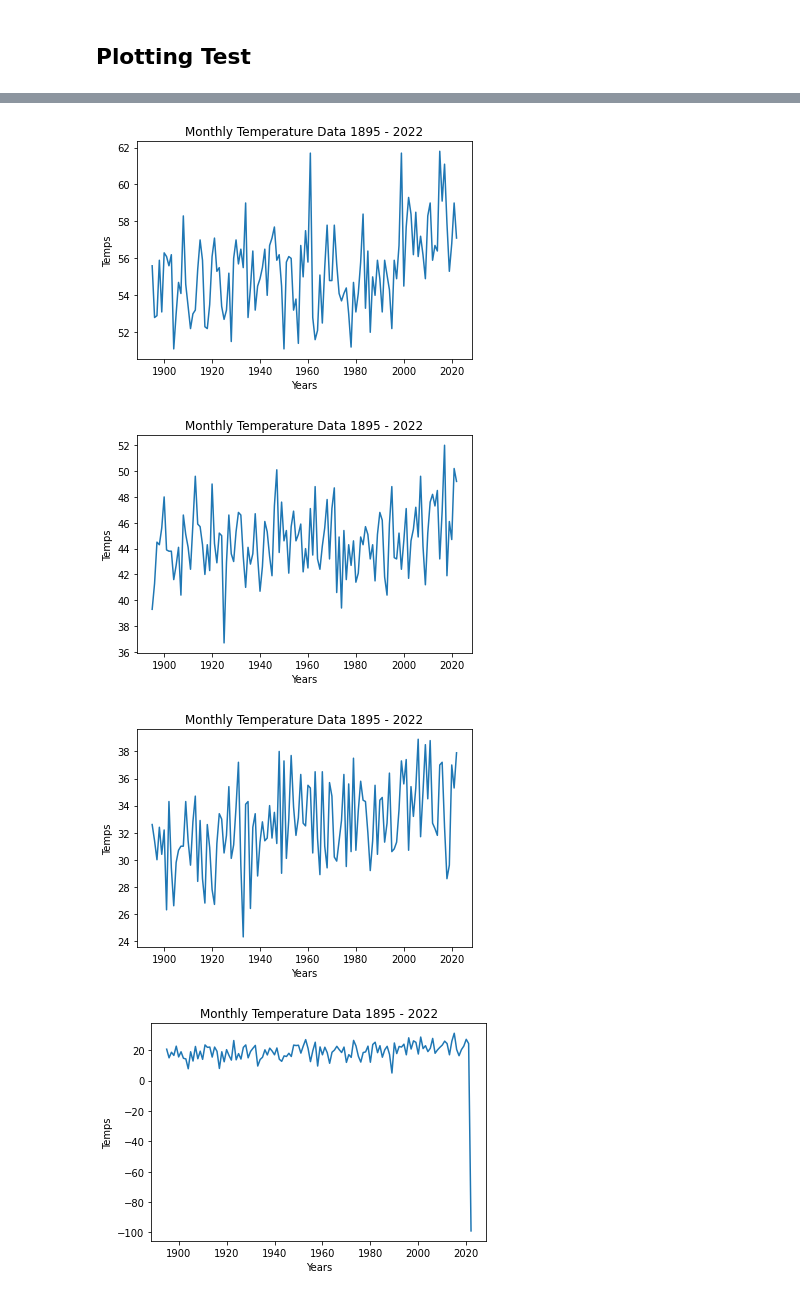
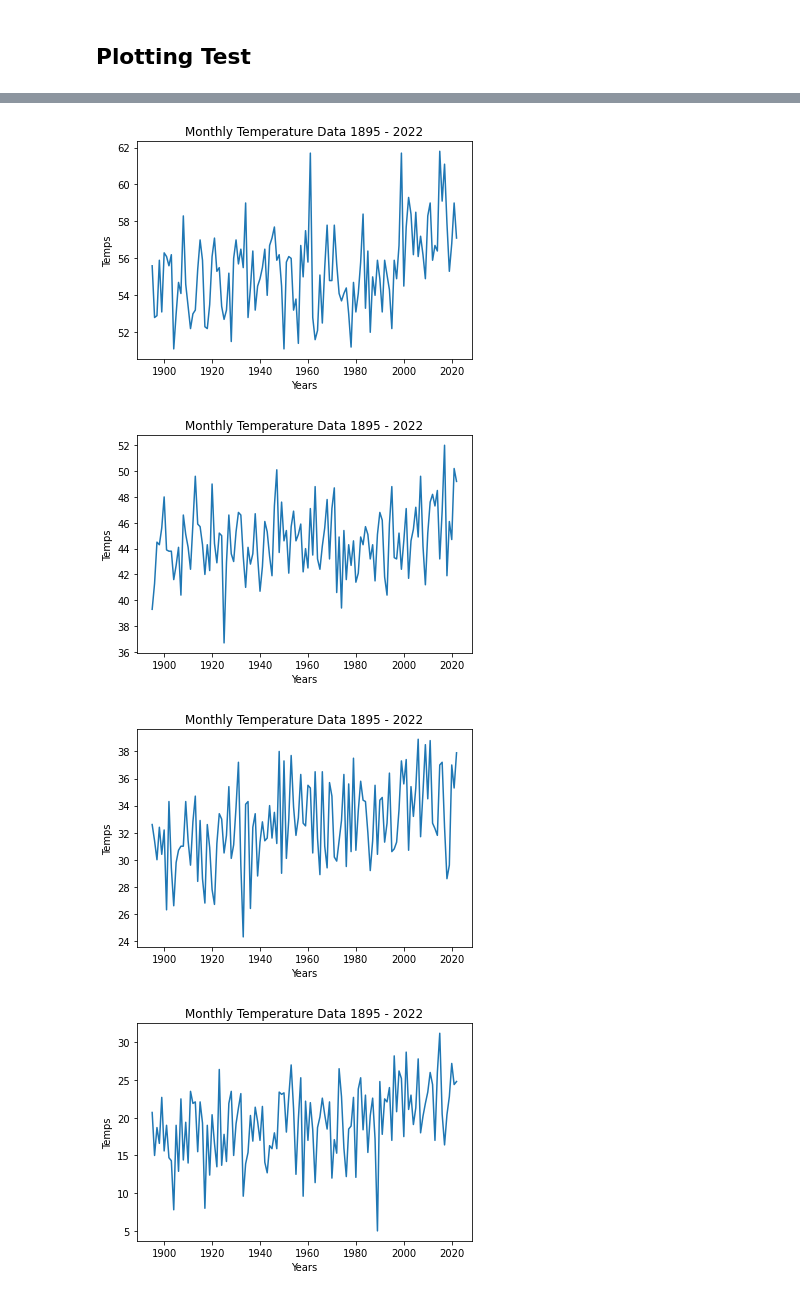
Before and after one commit to CameronChadwick/maine_climate, a Jupyter notebook: maine_climate.ipynb, the cells around one changed output, grey strips where cells are left out. Drawn from its saved outputs; the diff is of its cells as text; code cells hidden in the pictures.

```diff
--- a/maine_climate.ipynb
+++ b/maine_climate.ipynb
@@ -32,3 +32,25 @@ temp_df
 128 rows × 13 columns
 # %% [markdown]
 ## Clean the Data
+# %%
+dec_temp_22 = [temp_df['December Temp(F)'][126], temp_df['December Temp(F)'][125], temp_df['December Temp(F)'][124]]
+prcp_dec_22 = [prcp_df['December Inches'][126], prcp_df['December Inches'][125], prcp_df['December Inches'][124]]
+prcp_jan_22 = [prcp_df['January Inches'][126], prcp_df['January Inches'][125], prcp_df['January Inches'][124]]
+
+def mean(data):
+  added = 0
+  for value in data:
+    added += value
+  divide = len(data)
+  mean = added / divide
+  return mean
+
+dec_22_temp = round(mean(dec_temp_22), 1)
+prcp_dec_22 = round(mean(prcp_dec_22), 1)
+prcp_jan_22 = round(mean(prcp_jan_22), 1)
+
+temp_df.replace(temp_df['December Temp(F)'][127], dec_22_temp, inplace=True)
+prcp_df.replace(prcp_df['December Inches'][127], prcp_dec_22, inplace=True)
+prcp_df.replace(prcp_df['January Inches'][127], prcp_jan_22, inplace=True)
+
+print(temp_df['December Temp(F)'][127], prcp_df['January Inches'][127], prcp_df['December Inches'][127])
@@ -37,30 +61,29 @@ temp_df
 # %%
 def monthly_data(frame, month, title, xlabel, ylabel):
   temps = frame[month].tolist()
   years = frame['Date'].tolist()
   plt.figure()
   plt.plot(years, temps)
   plt.title(title)
   plt.xlabel(xlabel)
   plt.ylabel(ylabel)
 
 
 months = temp_df.columns.tolist()
 months.pop(0)
-months
 
 for index in range(len(months)):
   monthly_data(temp_df, months[index], 'Monthly Temperature Data 1895 - 2022', 'Years', 'Temps')
 # %% [output]
 [figure]
 [figure]
 [figure]
 [figure]
 [figure]
 [figure]
 [figure]
 [figure]
 [figure]
 [figure]
 [figure]
-[figure, old version]
+[figure, new version]
```
Also changed, not shown: parts of 5 cells of this notebook.
